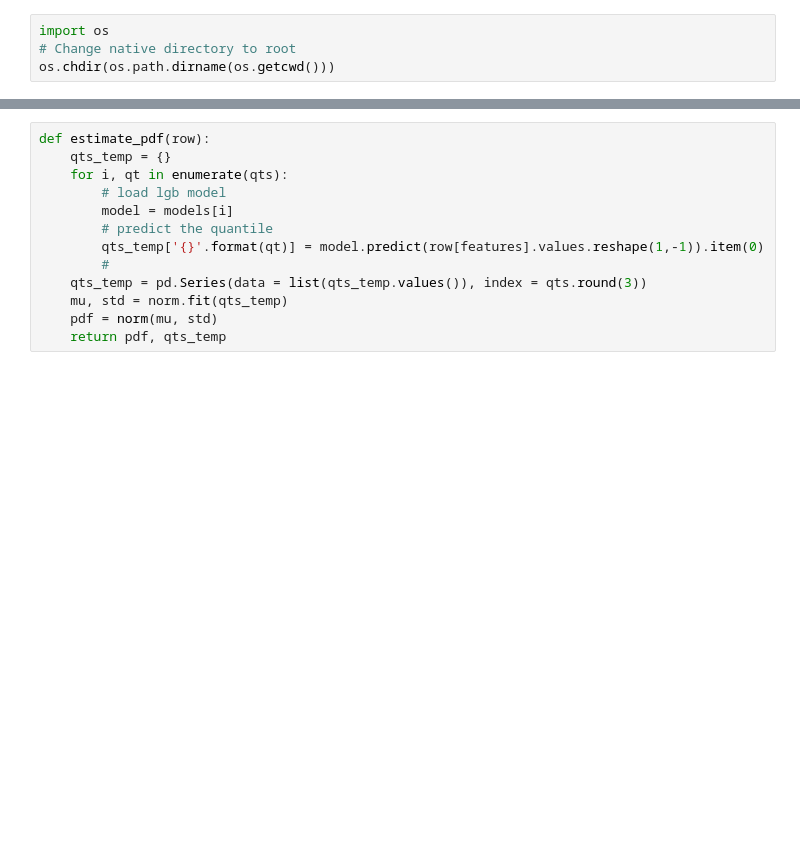
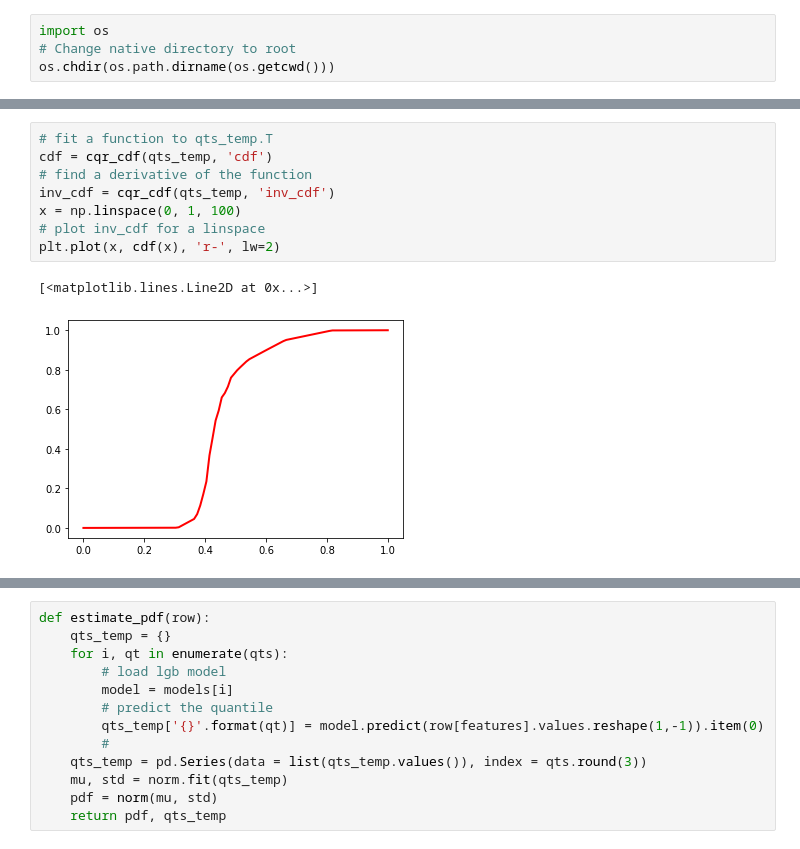
Before and after one commit to ujohn33/Predict-Optimize-Revise, a Jupyter notebook: notebooks/pdf_from_quantiles.ipynb, the cells around one changed output, grey strips where cells are left out. Saved outputs shown, nothing was run; the diff lists cells and outputs as text; blank space fills up the shorter version.

```diff
--- a/notebooks/pdf_from_quantiles.ipynb
+++ b/notebooks/pdf_from_quantiles.ipynb
@@ -84,0 +86,11 @@ files
+# %%
+# fit a function to qts_temp.T
+cdf = cqr_cdf(qts_temp, 'cdf')
+# find a derivative of the function
+inv_cdf = cqr_cdf(qts_temp, 'inv_cdf')
+x = np.linspace(0, 1, 100)
+# plot inv_cdf for a linspace
+plt.plot(x, cdf(x), 'r-', lw=2)
+# %% [output]
+[<matplotlib.lines.Line2D at 0x...>]
+[figure, added]
```
Also changed, not shown: parts of 13 cells of this notebook, 26 other files.
